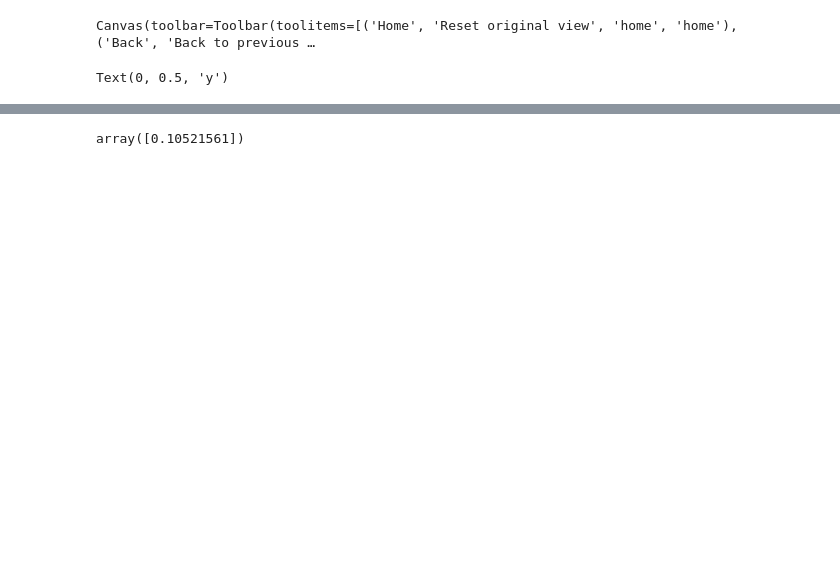
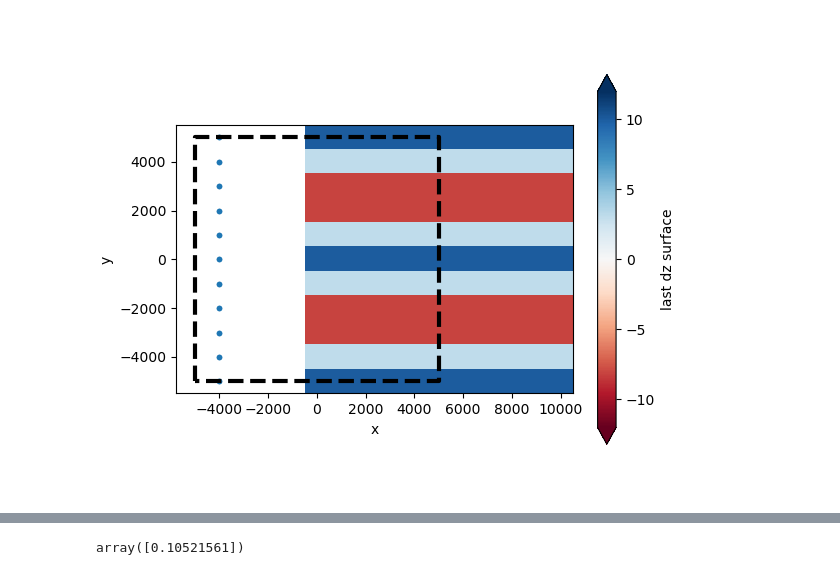
Before and after one commit to SmithB/LSsurf, a Jupyter notebook: notebooks/match_dz_demo.ipynb, the cells around one changed output, grey strips where cells are left out. Cells and saved outputs as stored; diff of their text form; code cells hidden in the pictures; blank space fills up the shorter version.

```diff
--- a/notebooks/match_dz_demo.ipynb
+++ b/notebooks/match_dz_demo.ipynb
@@ -41,11 +43,15 @@ D=pc.data().from_dict({'x':np.zeros_like(y)-W['x']/2+1000, 'y':y,'z':np.zeros_li
 data=pc.data().from_list([D, D.copy().assign({'time':np.zeros_like(y)+0.5})])
 # %%
 plt.figure()
-plt.imshow(Dg.dz[:,:,-1], extent=Dg.extent)
+plt.imshow(Dg.dz[:,:,-1], extent=Dg.img_extent, origin='lower', cmap='RdBu', clim=[-12, 12])
 plt.plot(data.x, data.y,'.')
-plt.colorbar(label='last dz surface')
+h_cb=plt.colorbar(label='last dz surface', extend='both')
+h_cb.vmin=-10
+h_cb.vmax=10
 plt.xlabel('x')
 plt.ylabel('y')
+
+plt.plot(W['x']/2*np.array([-1, -1, 1, 1, -1]), W['y']/2*np.array([-1, 1, 1, -1, -1]),'k--', linewidth=3)
+plt.gca().set_aspect(1)
 # %% [output]
-Canvas(toolbar=Toolbar(toolitems=[('Home', 'Reset original view', 'home', 'home'), ('Back', 'Back to previous …
-Text(0, 0.5, 'y')
+[figure, added]
```
Also changed, not shown: parts of 15 cells of this notebook.
